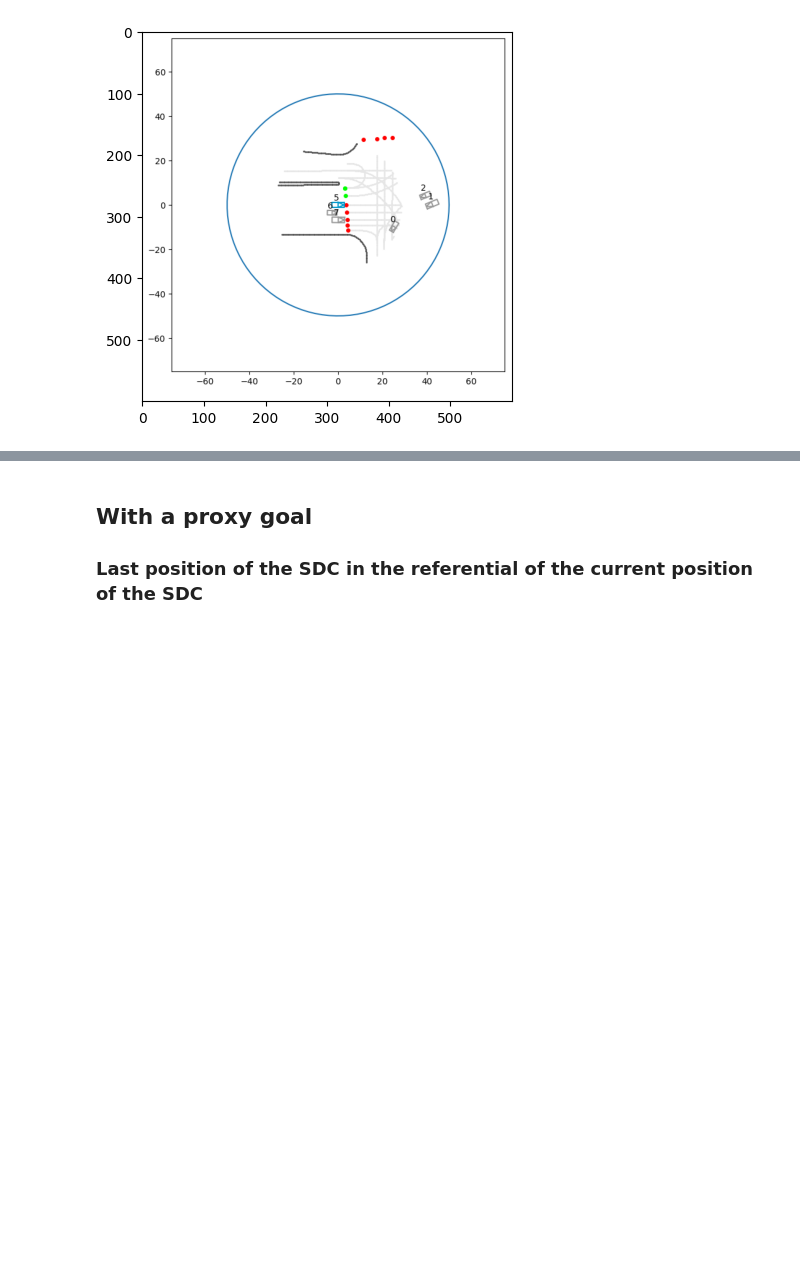
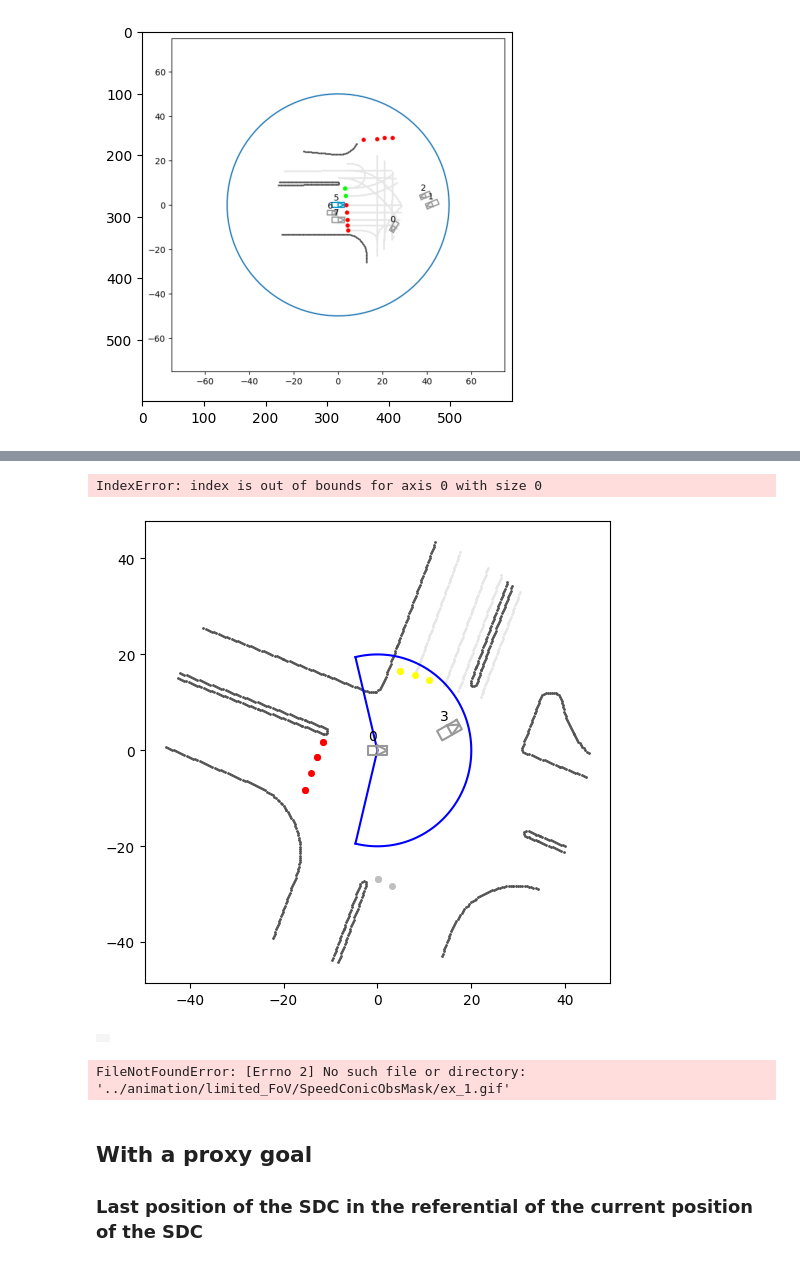
Before and after one commit to clemgris/imitation_gap_waymax, a Jupyter notebook: notebooks/limited_obs.ipynb, the cells around one changed output, grey strips where cells are left out. Saved outputs shown, nothing was run; the diff lists cells and outputs as text; code cells hidden in the pictures; blank space fills up the shorter version.

```diff
--- a/notebooks/limited_obs.ipynb
+++ b/notebooks/limited_obs.ipynb
@@ -64,6 +69,7 @@ WOD_1_1_0_VALIDATION = _config.DatasetConfig(
     data_format=_config.DataFormat.TFRECORD,
     max_num_objects=config['max_num_obj'],
     # batch_dims=(config['num_envs_eval'],)
+    batch_dims=(1,)
 )
 
 WOD_1_1_0_TESTING = _config.DatasetConfig(
@@ -191,3 +207,64 @@ frames[0].save("../animation/full_obs.gif", save_all=True, append_images=frames[
+# %%
+roadgraph_top_k = 2000
+
+N = 80
+
+imgs = []
+
+initial_state = current_state = env.reset(scenario)
+for _ in range(N):
+
+  # Simulator state
+  current_state = datatypes.update_state_by_log(current_state, num_steps=1)
+  # Observation
+  sdc_obs = datatypes.sdc_observation_from_state(current_state,
+                                                 roadgraph_top_k=roadgraph_top_k)
+
+  # Limiting the observation of the SDC to the objects closer than the radius
+
+  _, sdc_idx = jax.lax.top_k(current_state.object_metadata.is_sdc, k=1)
+  sdc_v = jnp.take_along_axis(sdc_obs.trajectory.speed, sdc_idx[..., None, None], axis=-2)
+
+  obs_mask = SpeedConicObsMask(radius=20,
+                           angle_min=jnp.pi/8,
+                           v_max=15,
+                           sdc_v=sdc_v.squeeze()[None, ...])
+
+  plot_mask_fun = lambda ax : obs_mask.plot_mask_fun(ax, center=(0,0))
+  mask_fun = lambda x, y : obs_mask.mask_fun(x, y)
+
+  visible_obj = mask_fun(sdc_obs.trajectory.x[None, ...],
+                          sdc_obs.trajectory.y[None, ...])
+
+  trajectory_limited = dataclasses.replace(sdc_obs.trajectory,
+                                            valid=visible_obj[0, ...])
+
+  sdc_obs_limited = dataclasses.replace(sdc_obs,
+                                        trajectory=trajectory_limited)
+
+  img = plot_observation_with_mask(jax.tree_map(lambda x : x[0], sdc_obs_limited),
+                                   obj_idx=0,
+                                   mask_function=plot_mask_fun)
+  imgs.append(img)
+# %% [output]
+IndexError: index is out of bounds for axis 0 with size 0
+[figure, added]
+# %%
+mediapy.show_video(imgs, fps=10)
+# %% [output]
+|  |
+# %%
+# Save as gif
+frames = []
+
+for img in imgs:
+    pil_img = Image.fromarray(img)
+    frames.append(pil_img)
+
+# Save the frames as a GIF
+frames[0].save(f"../animation/limited_FoV/{obs_mask.__class__.__name__}/ex_{id}.gif", save_all=True, append_images=frames[1:], duration=200, loop=0)
+# %% [output]
+FileNotFoundError: [Errno 2] No such file or directory: '../animation/limited_FoV/SpeedConicObsMask/ex_1.gif'
 # %% [markdown]
 ## With a proxy goal
 ### Last position of the SDC in the referential of the current position of the SDC
```
Also changed, not shown: parts of 7 cells of this notebook, 1 other file.
